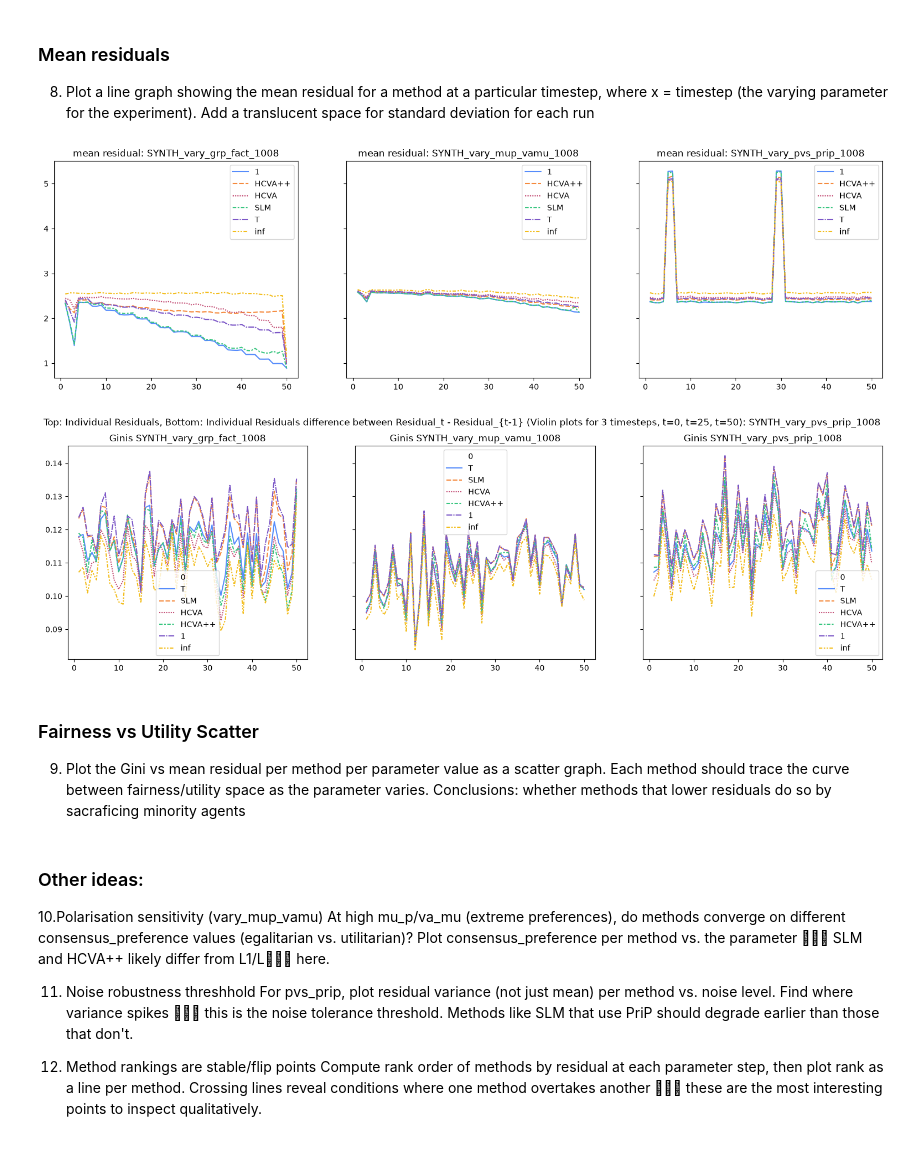
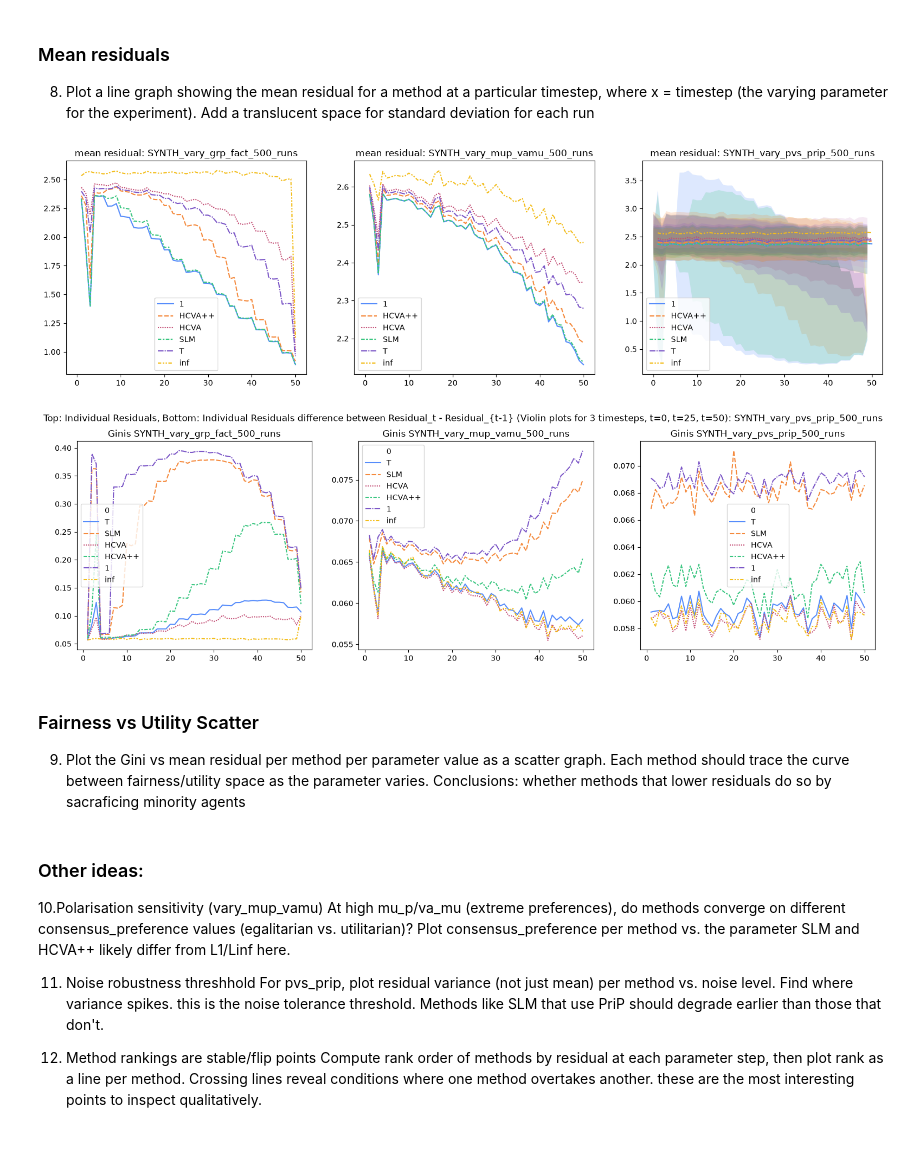
Before and after one commit to JosephTrevorrow/HCVA-plus-plus, a Jupyter notebook: data_analysis/results_explorer.ipynb, the cells around one changed output. Saved outputs shown, nothing was run; the diff lists cells and outputs as text; code cells hidden in the pictures.

```diff
--- a/data_analysis/results_explorer.ipynb
+++ b/data_analysis/results_explorer.ipynb
@@ -20,7 +20,7 @@ import numpy as np
 # - individuals_difference is a residual difference compared to the previous residual
 # - individuals is a residual only for a single agent
 CUR_DIR = str(pathlib.Path(os.path.abspath(os.curdir)).parent) # Note, this does not include a trailing '/'
-repo_root_csvs_dirs = ["/plots/SYNTH_vary_grp_fact_1008/", "/plots/SYNTH_vary_mup_vamu_1008/", "/plots/SYNTH_vary_pvs_prip_1008/"]
+repo_root_csvs_dirs = ["/plots/SYNTH_vary_grp_fact_500_runs/", "/plots/SYNTH_vary_mup_vamu_500_runs/", "/plots/SYNTH_vary_pvs_prip_500_runs/"]
 values_list = "pvs" # The values used in each residual calculation will be at the front of the file
 # Find all .csvs and sort so order will be the same
 ind_files, ind_diff_files, gini_files = [], [], []
@@ -46,7 +46,6 @@ for gini_count, (ind_file_list, ind_diff_file_list) in enumerate(zip(ind_files,
         # Read CSV without treating first row as header
         ind_dfs[baseline_name] = pd.read_csv(ind_file, header=None, skiprows=1)
         ind_diff_dfs[baseline_name] = pd.read_csv(ind_diff_file, header=None, skiprows=1)
-
         # Assign column names (0, 1, 2, ...)
         ind_dfs[baseline_name].columns = range(len(ind_dfs[baseline_name].columns))
         ind_diff_dfs[baseline_name].columns = range(len(ind_diff_dfs[baseline_name].columns))
@@ -140,7 +142,7 @@ for exp_name, [ind_dfs, ind_diff_dfs, _] in experiment_dicts.items():
 ### Mean residuals
 8. Plot a line graph showing the mean residual for a method at a particular timestep, where x = timestep (the varying parameter for the experiment). Add a translucent space for standard deviation for each run
 # %%
-fig, axes = plt.subplots(1, 3,  sharex=True, sharey=True, figsize=(19,5))
+fig, axes = plt.subplots(1, 3,  sharex=True, sharey=False, figsize=(19,5))
 #fig.suptitle("Top: Individual Residuals, Bottom: Individual Residuals difference between Residual_t - Residual_{t-1} (Violin plots for 3 timesteps, t=0, t=25, t=50): "+exp_name)
 for (exp_name, [ind_dfs, ind_diff_dfs, _]), ax in zip(experiment_dicts.items(), axes.flatten()):
     # Make a new dataframe where each col is a method, and each row is a mean (following seaborn)
@@ -149,18 +151,18 @@ for (exp_name, [ind_dfs, ind_diff_dfs, _]), ax in zip(experiment_dicts.items(),
     for key, df in ind_dfs.items():
         plot_df[key] = df.mean(axis=0)
         std_df[key] = df.std(axis=0)
-        #plt.fill_between(np.arange(0,50,1), np.subtract(plot_df[key], std_df[key]), np.add(plot_df[key], std_df[key]), alpha=0.2)
+        plt.fill_between(np.arange(0,50,1), np.subtract(plot_df[key], std_df[key]), np.add(plot_df[key], std_df[key]), alpha=0.2)
     sns.lineplot(data=plot_df,ax=ax).set(title="mean residual: "+exp_name)
 plt.show()
 # %% [output]
-[figure, old version]
+[figure, new version]
 # %%
-fig, axes = plt.subplots(1, 3,  sharex=True, sharey=True, figsize=(19,5))
-fig.suptitle("Top: Individual Residuals, Bottom: Individual Residuals difference between Residual_t - Residual_{t-1} (Violin plots for 3 timesteps, t=0, t=25, t=50): "+exp_name)
+fig, axes = plt.subplots(1, 3,  sharex=True, sharey=False, figsize=(19,5))
+fig.suptitle("Gini index as paramter varies "+exp_name)
 for (exp_name, [_, _, gini_df]), ax in zip(experiment_dicts.items(), axes.flatten()):
     sns.lineplot(data=gini_df, ax=ax).set(title="Ginis "+exp_name)
 # %% [output]
-[figure, old version]
+[figure, new version]
 # %% [markdown]
 ### Fairness vs Utility Scatter
 9. Plot the Gini vs mean residual per method per parameter value as a scatter graph. Each method should trace the curve between fairness/utility space as the parameter varies. Conclusions: whether methods that lower residuals do so by sacraficing minority agents
@@ -178,10 +170,10 @@ for exp_name, [ind_dfs, ind_diff_dfs, gini_dfs] in experiment_dicts.items():
 ### Other ideas:
 
 10.Polarisation sensitivity (vary_mup_vamu)
-At high mu_p/va_mu (extreme preferences), do methods converge on different consensus_preference values (egalitarian vs. utilitarian)? Plot consensus_preference per method vs. the parameter ﷿﷿﷿ SLM and HCVA++ likely differ from L1/L﷿﷿﷿ here.
+At high mu_p/va_mu (extreme preferences), do methods converge on different consensus_preference values (egalitarian vs. utilitarian)? Plot consensus_preference per method vs. the parameter  SLM and HCVA++ likely differ from L1/Linf here.
 
 11. Noise robustness threshhold
-For pvs_prip, plot residual variance (not just mean) per method vs. noise level. Find where variance spikes ﷿﷿﷿ this is the noise tolerance threshold. Methods like SLM that use PriP should degrade earlier than those that don't.
+For pvs_prip, plot residual variance (not just mean) per method vs. noise level. Find where variance spikes. this is the noise tolerance threshold. Methods like SLM that use PriP should degrade earlier than those that don't.
 
 12. Method rankings are stable/flip points
-Compute rank order of methods by residual at each parameter step, then plot rank as a line per method. Crossing lines reveal conditions where one method overtakes another ﷿﷿﷿ these are the most interesting points to inspect qualitatively.
+Compute rank order of methods by residual at each parameter step, then plot rank as a line per method. Crossing lines reveal conditions where one method overtakes another. these are the most interesting points to inspect qualitatively.
```
Also changed, not shown: parts of 4 cells of this notebook.
